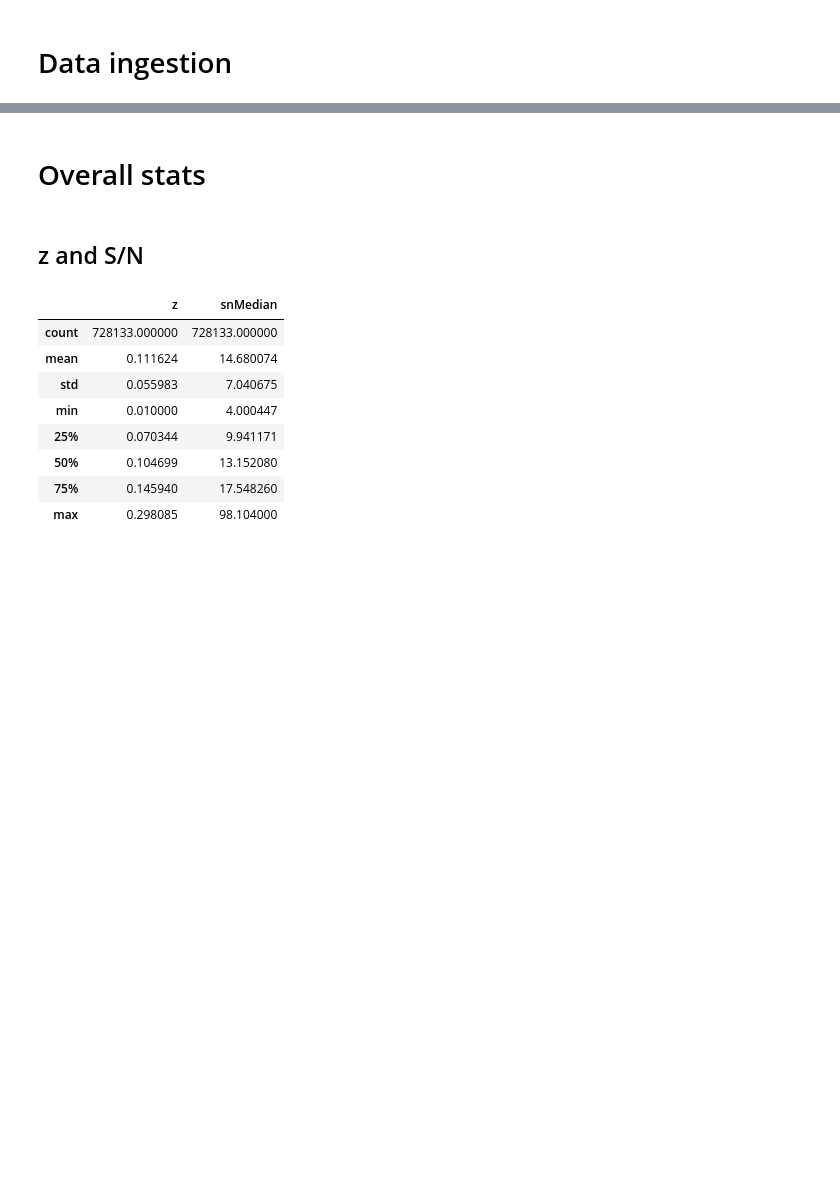
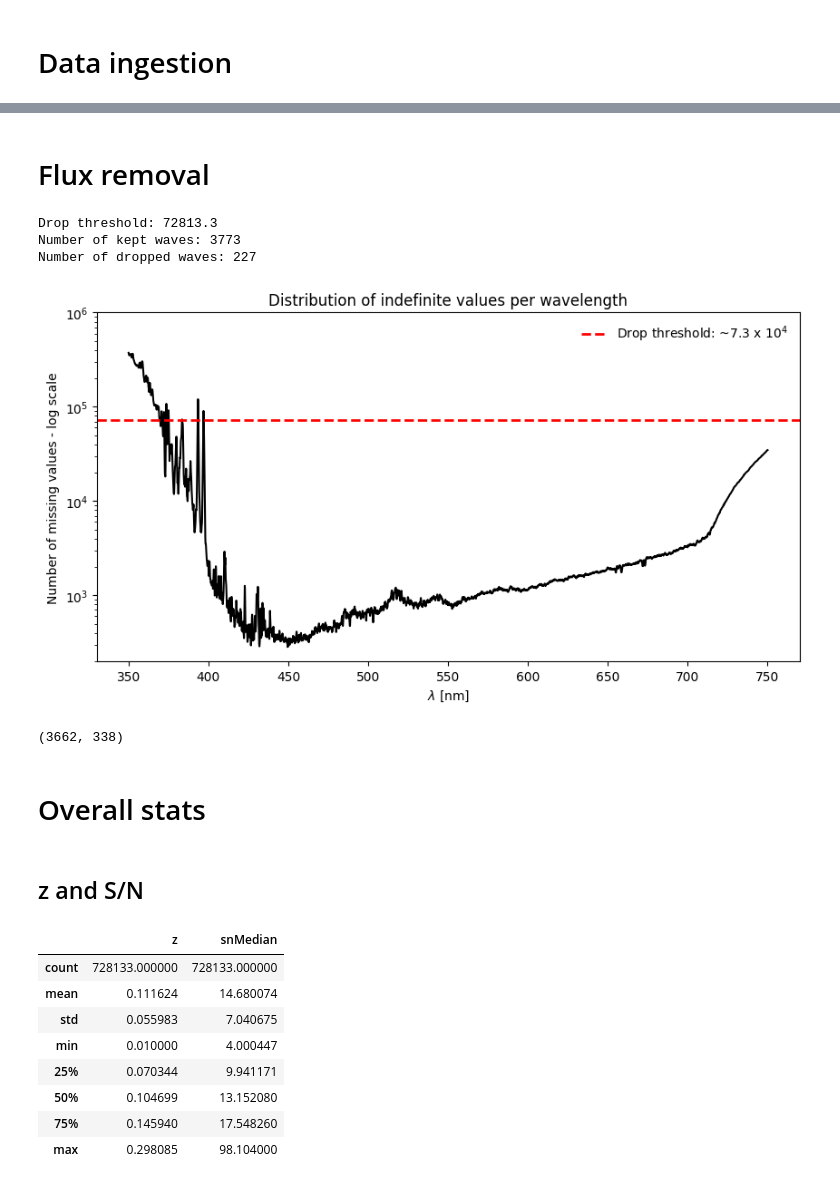
Before and after one commit to ed-ortizm/sdss, a Jupyter notebook: data_prep_illustrations/01_data_stats.ipynb, the cells around one changed output, grey strips where cells are left out. Cells and saved outputs as stored; diff of their text form; code cells hidden in the pictures; blank space fills up the shorter version.

```diff
--- a/data_prep_illustrations/01_data_stats.ipynb
+++ b/data_prep_illustrations/01_data_stats.ipynb
@@ -47,3 +143,69 @@ Index(['mjd', 'plate', 'fiberid', 'run2d', 'ra', 'dec', 'z', 'zErr',
+# %% [markdown]
+# Flux removal
+# %%
+kept_spectra = interp_spectra[keep_spectra_mask]
+
+n_nan_wave_interp = np.count_nonzero(
+    ~np.isfinite(kept_spectra), axis=0
+)
+# ------------------------------------------------
+drop_fraction = 0.1
+number_spectra = kept_spectra.shape[0]
+drop_threshold = number_spectra * drop_fraction
+
+print(f"Drop threshold: {drop_threshold}")
+# ------------------------------------------------
+keep_wave_mask = n_nan_wave_interp < drop_threshold
+n_keep_wave = np.sum(keep_wave_mask)
+n_drop_wave = np.sum(~keep_wave_mask)
+print(f"Number of kept waves: {n_keep_wave}")
+print(f"Number of dropped waves: {n_drop_wave}")
+# ------------------------------------------------
+# %% [output]
+Drop threshold: 72813.3
+Number of kept waves: 3773
+Number of dropped waves: 227
+# %%
+fig, ax = plt.subplots(
+    figsize=(10, 5)
+)
+
+ax.plot(
+    wave_interp_grid*0.1,
+    n_nan_wave_interp,
+    color='black',
+)
+ax.set_yscale('log')
+ax.set_ylim(0, 1_000_000)
+
+# horizontal line for drop threshold
+ax.axhline(
+    y=drop_threshold,
+    color='red',
+    linestyle='--',
+    linewidth=2,
+    label=f'Drop threshold: ~{drop_threshold*0.0001:.1f} x $10^4$'
+)
+
+ax.set_xlabel(r'$\lambda$ [nm]')
+ax.set_ylabel("Number of missing values - log scale")
+ax.legend(frameon=False)
+
+# ax.set_ylabel(r'Count ($\times 10^3$)')
+ax.set_title('Distribution of indefinite values per wavelength')
+# save figure
+fig.savefig(
+    f"{ch_3_dir}/per_wave_indefinite_counts.pdf",
+    bbox_inches='tight'
+)
+# %% [output]
+[figure, added]
+# %%
+from sdss.process import inputting
+keep_waves_mask = inputting.drop_waves(interp_spectra, 0.1)
+np.sum(keep_waves_mask), np.sum(~keep_waves_mask)
+# %% [output]
+(3662, 338)
 # %% [markdown]
 # Overall stats
 # %% [markdown]
```
Also changed, not shown: parts of 9 cells of this notebook.
